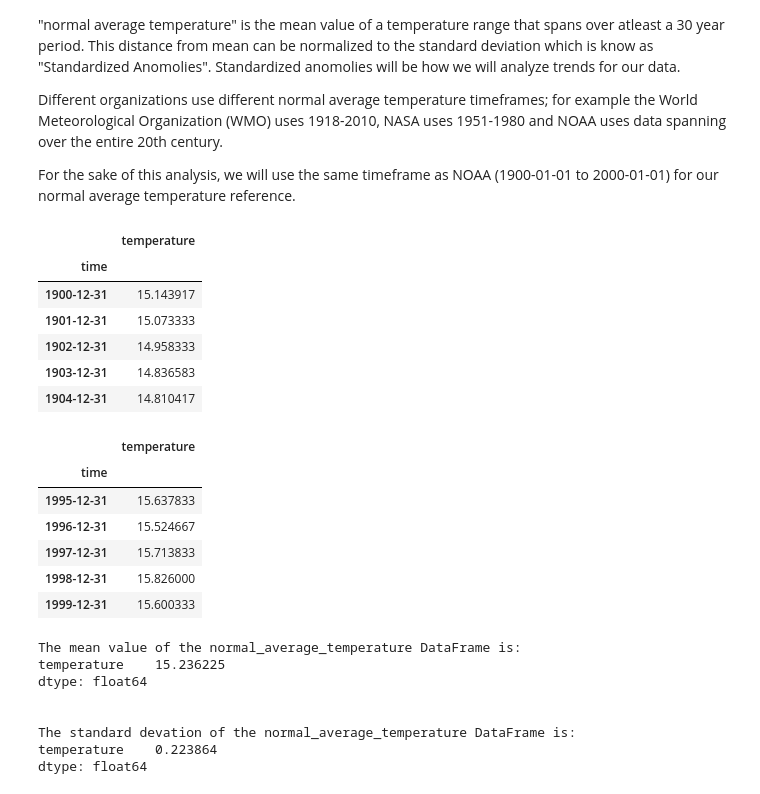
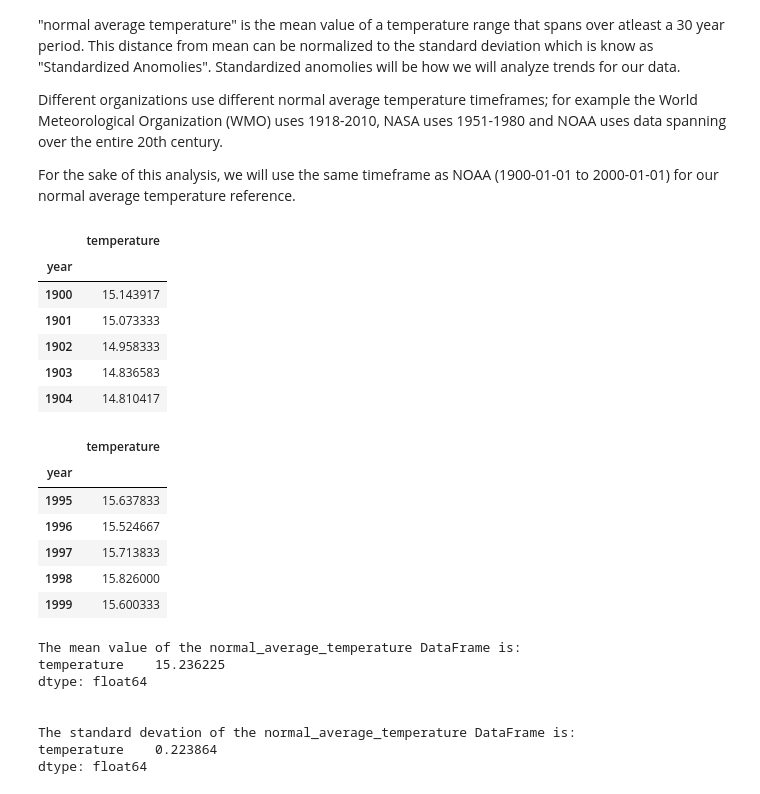
Before and after one commit to joshuacreveling/Group_Project_1, a Jupyter notebook: commodities_prices_vs_climate_change.ipynb, the cells around one changed output. Cells and saved outputs as stored; diff of their text form; code cells hidden in the pictures.

```diff
--- a/commodities_prices_vs_climate_change.ipynb
+++ b/commodities_prices_vs_climate_change.ipynb
@@ -102,0 +78,27 @@ display(global_temperature_year_df.tail())
+# %%
+# After viewing the intial data and realizing season remove the ability to see general trends, we will resturucture the DataFrame to have an index of years rather than year-month.
+
+# Create new_date column based off index
+global_temperature_df['new_date'] = global_temperature_df.index
+
+# Set new_date column to be year only
+global_temperature_df['new_date'] = global_temperature_df['new_date'].dt.year
+
+# Reset index
+global_temperature_df = global_temperature_df.reset_index()
+
+# Drop time column
+global_temperature_df = global_temperature_df.drop(columns = ['time'])
+
+# Rename columns
+global_temperature_df.columns = ['temperature', 'year']
+
+# Set new index with year column
+global_temperature_df = global_temperature_df.set_index('year')
+# %%
+# Average values by year to acommodate for seasonal changes to get mean yearly temperatures
+global_temperature_year_df = global_temperature_df.groupby(['year']).mean()
+
+# Review the first 5 and last 5 rows of DataFrame
+display(global_temperature_year_df.head())
+display(global_temperature_year_df.tail())
@@ -120,26 +137,26 @@ Different organizations use different normal average temperature timeframes; for
 For the sake of this analysis, we will use the same timeframe as NOAA (1900-01-01 to 2000-01-01) for our normal average temperature reference.
 # %%
 # Extract the 20th century from the global_temperature_year_df to use as reference.
-normal_average_temperature = global_temperature_year_df.loc['1900-01-01':'2000-01-01']
+normal_average_temperature = global_temperature_year_df.loc['1900':'1999']
 
 # Review the first 5 and last 5 rows of DataFrame
 display(normal_average_temperature.head())
 display(normal_average_temperature.tail())
 # %% [output]
 |  | temperature |
-| time |  |
-| 1900-12-31 | 15.143917 |
-| 1901-12-31 | 15.073333 |
-| 1902-12-31 | 14.958333 |
-| 1903-12-31 | 14.836583 |
-| 1904-12-31 | 14.810417 |
+| year |  |
+| 1900 | 15.143917 |
+| 1901 | 15.073333 |
+| 1902 | 14.958333 |
+| 1903 | 14.836583 |
+| 1904 | 14.810417 |
 |  | temperature |
-| time |  |
-| 1995-12-31 | 15.637833 |
-| 1996-12-31 | 15.524667 |
-| 1997-12-31 | 15.713833 |
-| 1998-12-31 | 15.826000 |
-| 1999-12-31 | 15.600333 |
+| year |  |
+| 1995 | 15.637833 |
+| 1996 | 15.524667 |
+| 1997 | 15.713833 |
+| 1998 | 15.826000 |
+| 1999 | 15.600333 |
 # %%
 # Find the mean value and standard deviation of the normal_average_temperature DataFrame
 mean = normal_average_temperature.mean()
```
Also changed, not shown: parts of 20 cells of this notebook, 1 other file.
